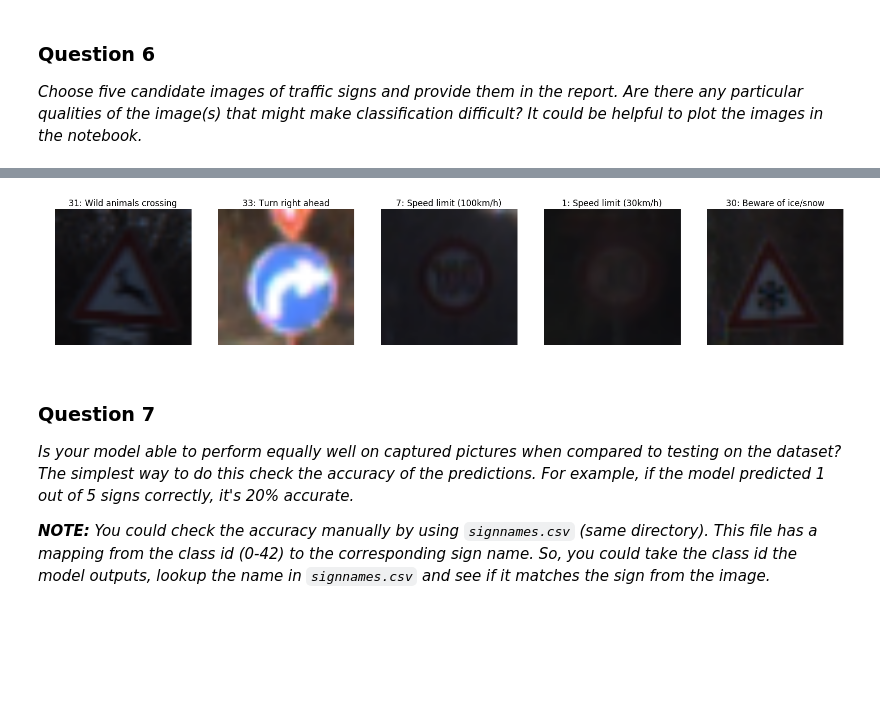
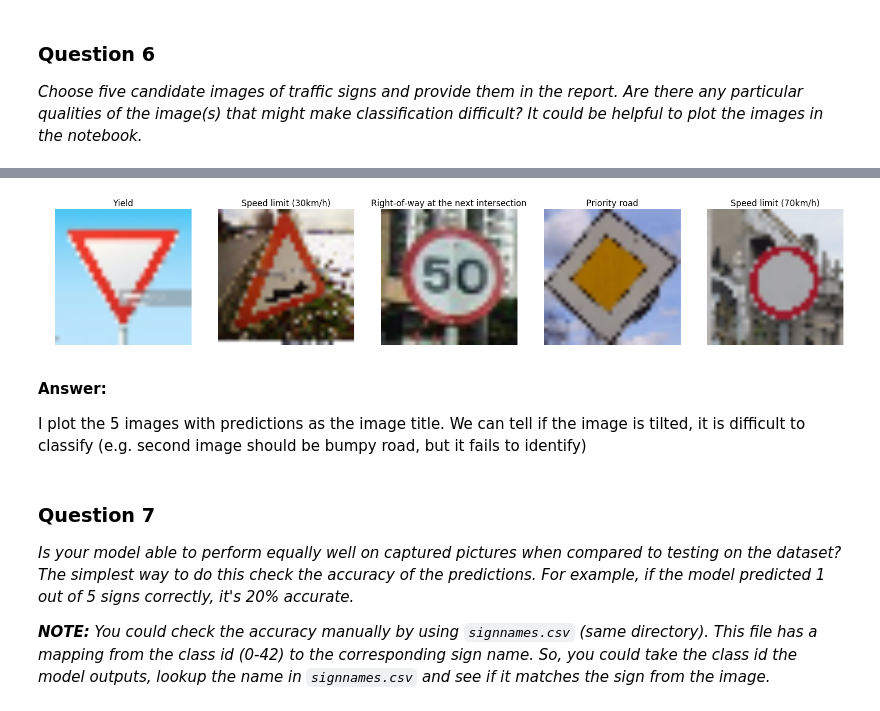
Before and after one commit to ZhengheJin/Udacity_self_driving, a Jupyter notebook: CarND-Traffic-Sign-Classifier-Project/Traffic_Sign_Classifier.ipynb, the cells around one changed output, grey strips where cells are left out. Saved outputs shown, nothing was run; the diff lists cells and outputs as text; code cells hidden in the pictures; blank space fills up the shorter version.

```diff
--- a/CarND-Traffic-Sign-Classifier-Project/Traffic_Sign_Classifier.ipynb
+++ b/CarND-Traffic-Sign-Classifier-Project/Traffic_Sign_Classifier.ipynb
@@ -389,9 +390,3 @@ You may find `signnames.csv` useful as it contains mappings from the class id (i
 ### Implementation
 
 Use the code cell (or multiple code cells, if necessary) to implement the first step of your project. Once you have completed your implementation and are satisfied with the results, be sure to thoroughly answer the questions that follow.
-# %%
-with tf.Session() as sess:
-    saver.restore(sess, tf.train.latest_checkpoint('.'))
-
-    test_accuracy = evaluate(X_test_n, y_test)
-    print("Test Accuracy = {:.3f}".format(test_accuracy))
@@ -399,0 +393,22 @@ Test Accuracy = 0.977
+# %%
+import matplotlib.image as mpimg
+import numpy as np
+images = np.zeros((5,32,32,3),dtype='uint8')
+image = mpimg.imread('test_images/resize/1.jpg')
+images[0] = image
+image = mpimg.imread('test_images/resize/2.jpg')
+images[1] = image
+image = mpimg.imread('test_images/resize/3.jpg')
+images[2] = image
+image = mpimg.imread('test_images/resize/4.jpg')
+images[3] = image
+image = mpimg.imread('test_images/resize/5.jpg')
+images[4] = image
+# %%
+images_n = min_max_normalization(images)
+# %%
+predicted_classes = []
+with tf.Session() as sess:
+    saver.restore(sess, tf.train.latest_checkpoint('.'))
+    #predicted_classes = sess.run(tf.argmax(LeNet(x), 1), feed_dict={x: X_test})
+    predicted_classes = sess.run(tf.argmax(logits, 1), feed_dict={x: images_n})
@@ -408,18 +423,21 @@ I randomly plot 5 images in the testset. We can tell that some of these images a
 # %%
 import pandas as pd
 signnames = pd.read_csv("signnames.csv");
-#str(signnames.iloc[8].SignName)
 
 plt.rcParams['figure.figsize'] = (20.0, 20.0)
 f, ax = plt.subplots(nrows=1, ncols=5)
 
-for i, item in enumerate(np.sort(np.random.randint(0, y_test.shape[0], size=5))):
-    fullname = str(signnames.iloc[y_test[item]].SignName)
+for i, item in enumerate(predicted_classes):
+    fullname = str(signnames.iloc[predicted_classes[i]].SignName)
     ax[i].axis('off')
-    ax[i].set_title(str(y_test[item]) + ": " + fullname, loc='center')
-    ax[i].imshow(X_test[item])
+    ax[i].set_title(fullname, loc='center')
+    ax[i].imshow(images[i])
 # %% [output]
-[figure, old version]
+[figure, new version]
+# %% [markdown]
+**Answer:**
+
+I plot the 5 images with predictions as the image title. We can tell if the image is tilted, it is difficult to classify (e.g. second image should be bumpy road, but it fails to identify)
 # %% [markdown]
 ### Question 7
 
```
Also changed, not shown: parts of 18 cells of this notebook, 15 other files.
